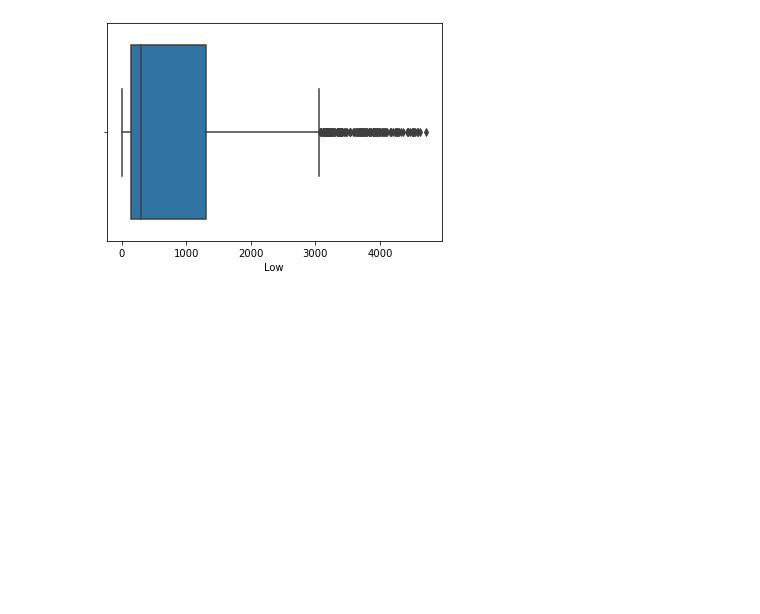
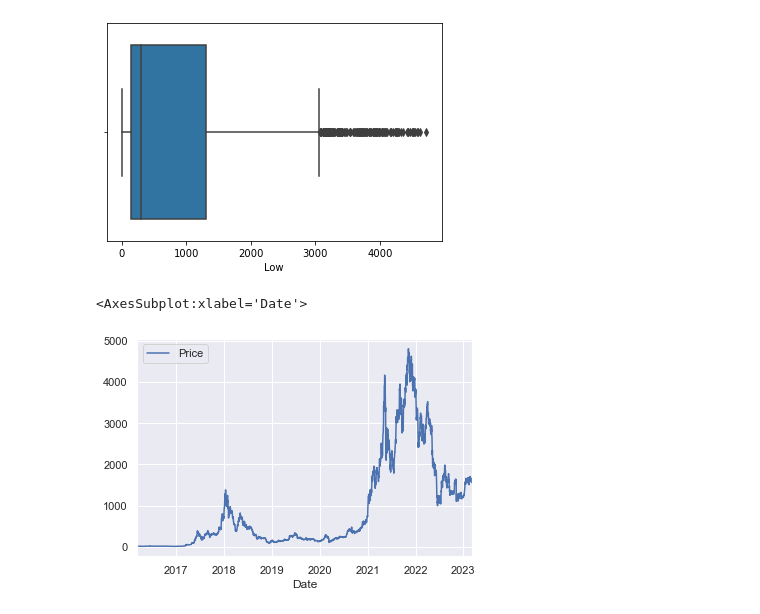
Before and after one commit to jamesjhjung/Ethereum-Prediction-Model, a Jupyter notebook: EDA.ipynb, the cells around one changed output. Drawn from its saved outputs; the diff is of its cells as text; code cells hidden in the pictures; blank space fills up the shorter version.

Commit message:
Created Modeling notebook, added a graph to EDA

```diff
--- a/EDA.ipynb
+++ b/EDA.ipynb
@@ -194,5 +194,12 @@ box_col(df['Low'])
 # %% [output]
 <AxesSubplot:xlabel='Low'>
 [figure]
+# %%
+# visualizing price
+sns.set()
+df.plot(x = 'Date', y = 'Price')
+# %% [output]
+<AxesSubplot:xlabel='Date'>
+[figure, added]
 # %%
 df.to_csv('ethereum_price_model.csv')
```
Also changed, not shown: parts of 2 cells of this notebook, 1 other file.
